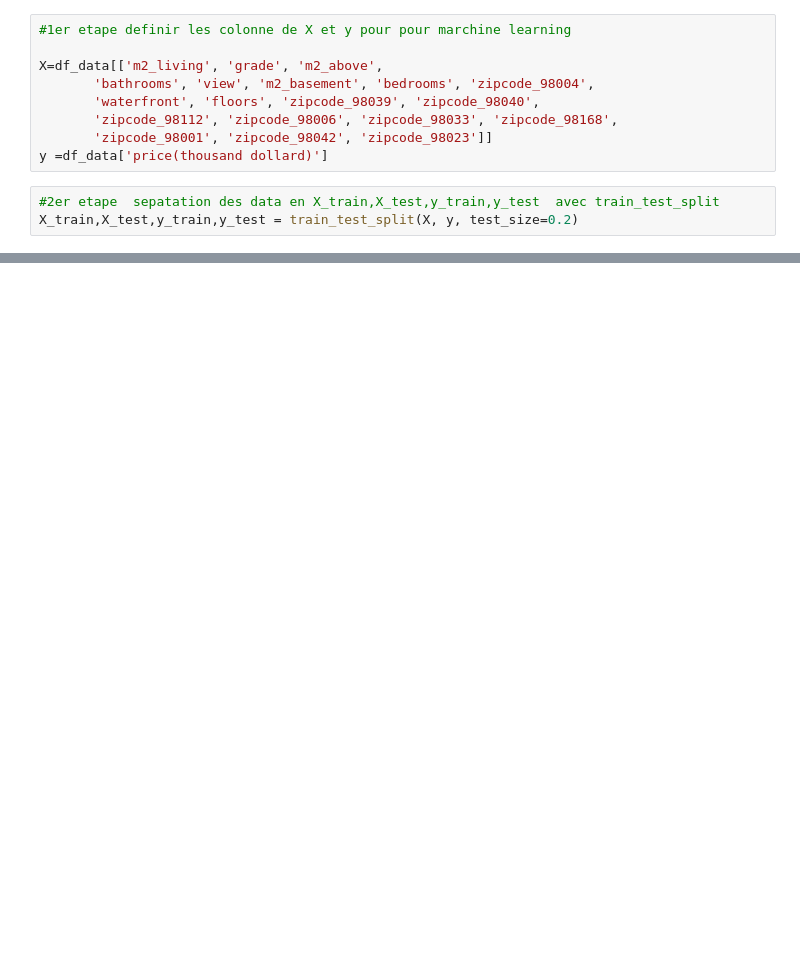
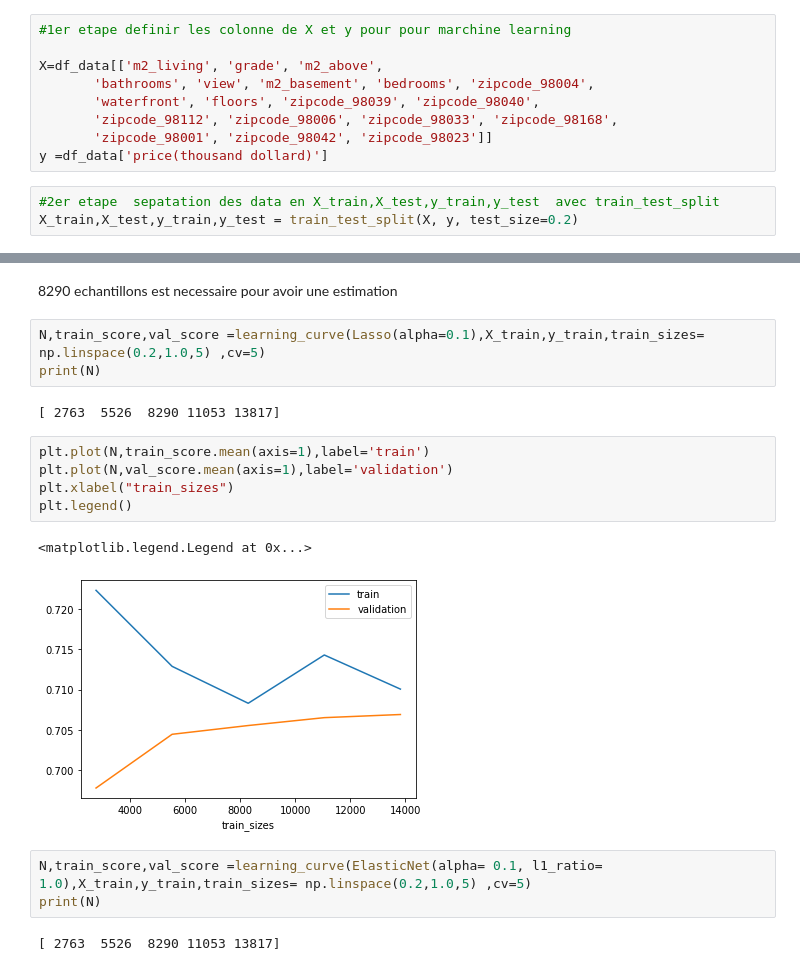
Before and after one commit to henzozhang/henzozhang-projet-prediction-prix-immobilier, a Jupyter notebook: data_modelisation.ipynb, the cells around one changed output, grey strips where cells are left out. Drawn from its saved outputs; the diff is of its cells as text; blank space fills up the shorter version.

```diff
--- a/data_modelisation.ipynb
+++ b/data_modelisation.ipynb
@@ -54,0 +141,20 @@ X_train,X_test,y_train,y_test = train_test_split(X, y, test_size=0.2)
+# %% [markdown]
+8290 echantillons est necessaire pour avoir une estimation
+# %%
+N,train_score,val_score =learning_curve(Lasso(alpha=0.1),X_train,y_train,train_sizes= np.linspace(0.2,1.0,5) ,cv=5)
+print(N)
+# %% [output]
+[ 2763  5526  8290 11053 13817]
+# %%
+plt.plot(N,train_score.mean(axis=1),label='train')
+plt.plot(N,val_score.mean(axis=1),label='validation')
+plt.xlabel("train_sizes")
+plt.legend()
+# %% [output]
+<matplotlib.legend.Legend at 0x...>
+[figure, added]
+# %%
+N,train_score,val_score =learning_curve(ElasticNet(alpha= 0.1, l1_ratio= 1.0),X_train,y_train,train_sizes= np.linspace(0.2,1.0,5) ,cv=5)
+print(N)
+# %% [output]
+[ 2763  5526  8290 11053 13817]
```
Also changed, not shown: parts of 24 cells of this notebook.
